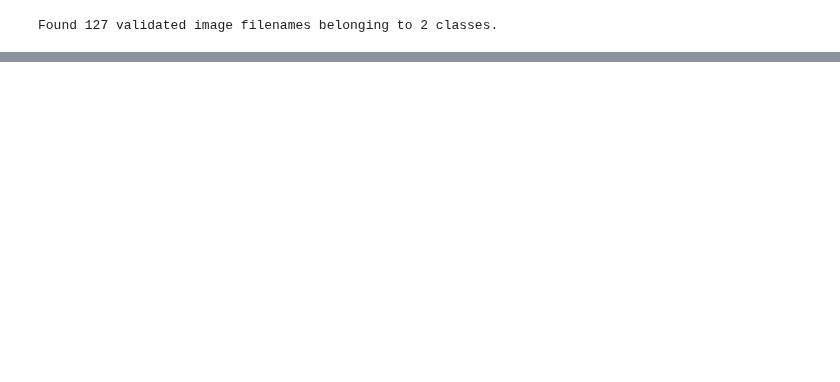
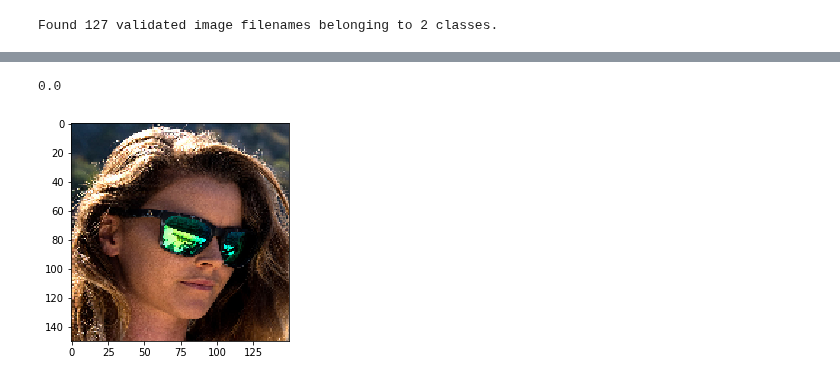
Before and after one commit to mzhou356/img2recommender, a Jupyter notebook: notebooks/vgg16_model_tuning_eyewear.ipynb, the cells around one changed output, grey strips where cells are left out. Drawn from its saved outputs; the diff is of its cells as text; code cells hidden in the pictures; blank space fills up the shorter version.

```diff
--- a/notebooks/vgg16_model_tuning_eyewear.ipynb
+++ b/notebooks/vgg16_model_tuning_eyewear.ipynb
@@ -372,0 +396,11 @@ loaded_model_eyewear.evaluate_generator(test_generator)
+# %%
+feature, label = next(test_generator)
+# %%
+label[10]
+# %% [output]
+0.0
+# %%
+plt.imshow(feature[10])
+plt.show()
+# %% [output]
+[figure, added]
```
Also changed, not shown: parts of 8 cells of this notebook, 2 other files.
